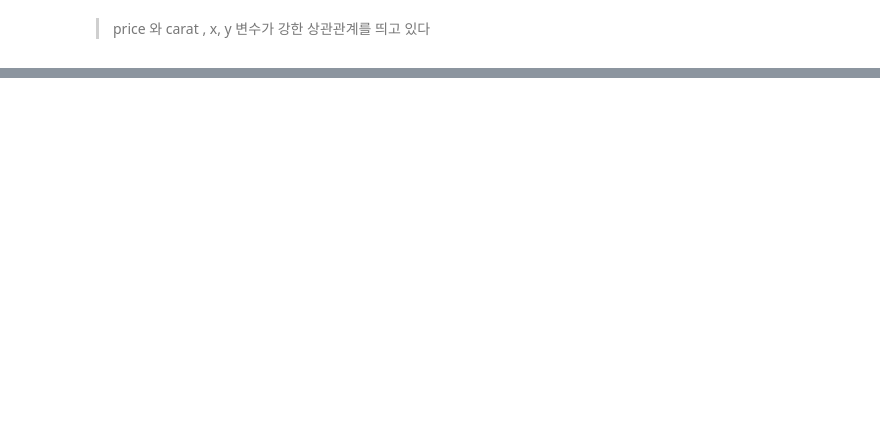
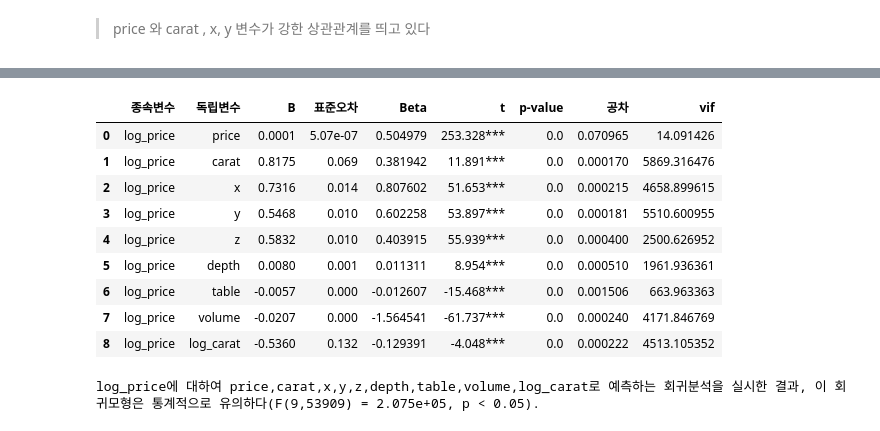
Before and after one commit to BoheeJeong/data_analysis_basic, a Jupyter notebook: 00 캡스톤/12-04. 다이아몬드 연습문제.ipynb, the cells around one changed output, grey strips where cells are left out. Cells and saved outputs as stored; diff of their text form; code cells hidden in the pictures; blank space fills up the shorter version.

```diff
--- a/00 캡스톤/12-04. 다이아몬드 연습문제.ipynb
+++ b/00 캡스톤/12-04. 다이아몬드 연습문제.ipynb
@@ -1860,0 +1910,19 @@ plt.close()                            # 그래프 작업 종료
+# %%
+#테이블복사
+
+df1 = df_log.copy()
+df2 = df1.drop(['cut','color','clarity'],axis=1)
+
+#종속변수 설정
+yname = 'price'
+
+#종속변수 외의 변수들 독립변수로 설정
+x= df2.drop(yname,axis=1)
+y=df2[yname]
+
+#절편 더해주기
+x_input = sm.add_constant(x)
+
+fit = sm.OLS(y,x_input).fit()
+tbl1 = fit.summary()
+print(tbl1)
@@ -1860,0 +2071,24 @@ plt.close()                            # 그래프 작업 종료
+# %%
+
+yname = 'log_price'
+x = df2.drop(yname, axis=1)
+y = df2[yname]
+x_input = sm.add_constant(x)
+fit = sm.OLS(y, x_input).fit()
+tbl2 = fit.summary()
+
+rdf, r, m, v = ols_report(tbl2, df2)
+display(rdf)
+print(m)
+# %% [output]
+|  | 종속변수 | 독립변수 | B | 표준오차 | Beta | t | p-value | 공차 | vif |
+| 0 | log_price | price | 0.0001 | 5.07e-07 | 0.504979 | 253.328*** | 0.0 | 0.070965 | 14.091426 |
+| 1 | log_price | carat | 0.8175 | 0.069 | 0.381942 | 11.891*** | 0.0 | 0.000170 | 5869.316476 |
+| 2 | log_price | x | 0.7316 | 0.014 | 0.807602 | 51.653*** | 0.0 | 0.000215 | 4658.899615 |
+| 3 | log_price | y | 0.5468 | 0.010 | 0.602258 | 53.897*** | 0.0 | 0.000181 | 5510.600955 |
+| 4 | log_price | z | 0.5832 | 0.010 | 0.403915 | 55.939*** | 0.0 | 0.000400 | 2500.626952 |
+| 5 | log_price | depth | 0.0080 | 0.001 | 0.011311 | 8.954*** | 0.0 | 0.000510 | 1961.936361 |
+| 6 | log_price | table | -0.0057 | 0.000 | -0.012607 | -15.468*** | 0.0 | 0.001506 | 663.963363 |
+| 7 | log_price | volume | -0.0207 | 0.000 | -1.564541 | -61.737*** | 0.0 | 0.000240 | 4171.846769 |
+| 8 | log_price | log_carat | -0.5360 | 0.132 | -0.129391 | -4.048*** | 0.0 | 0.000222 | 4513.105352 |
+log_price에 대하여 price,carat,x,y,z,depth,table,volume,log_carat로 예측하는 회귀분석을 실시한 결과, 이 회귀모형은 통계적으로 유의하다(F(9,53909) = 2.075e+05, p < 0.05).
```
Also changed, not shown: parts of 24 cells of this notebook, 10 other files.
